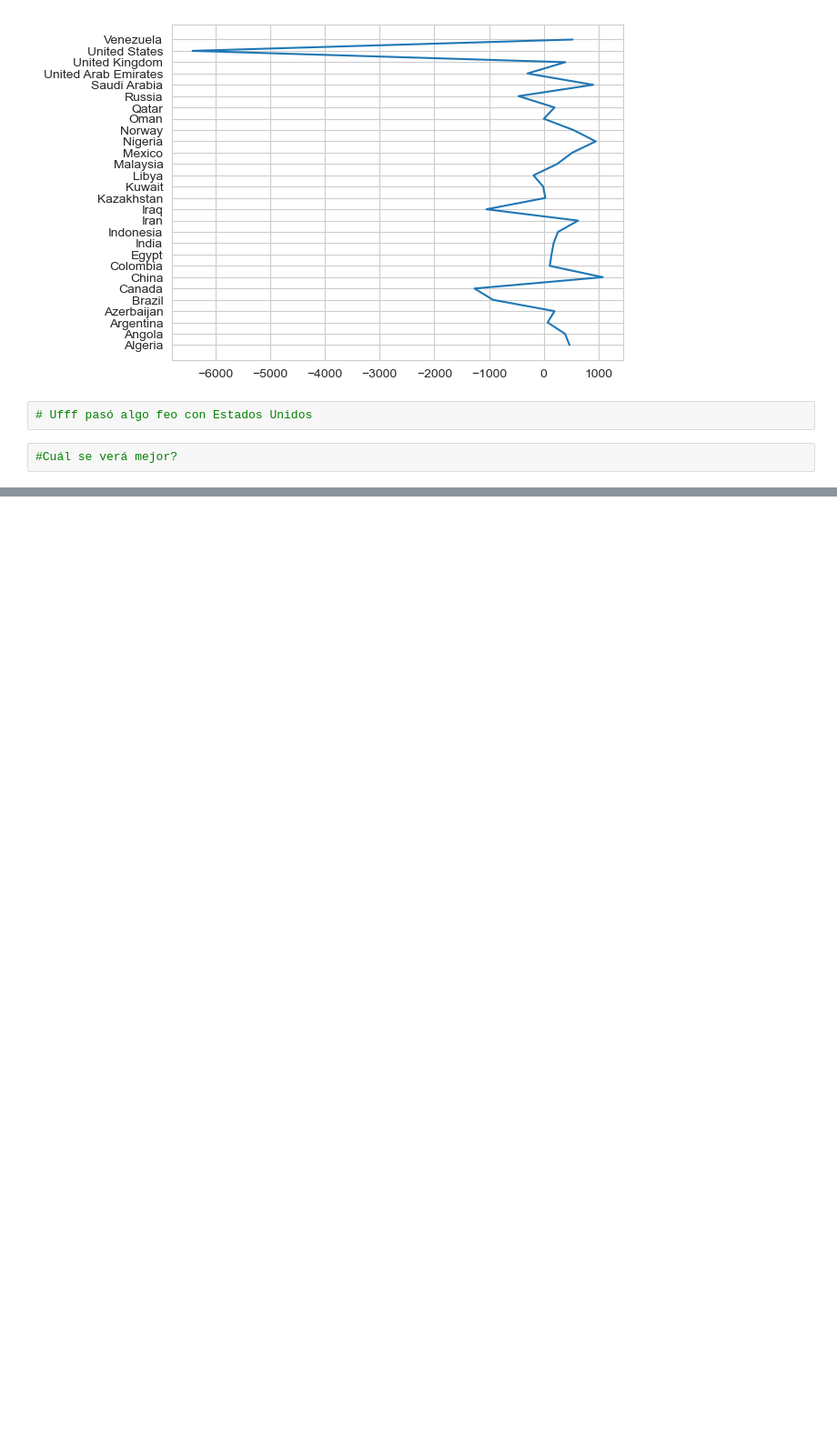
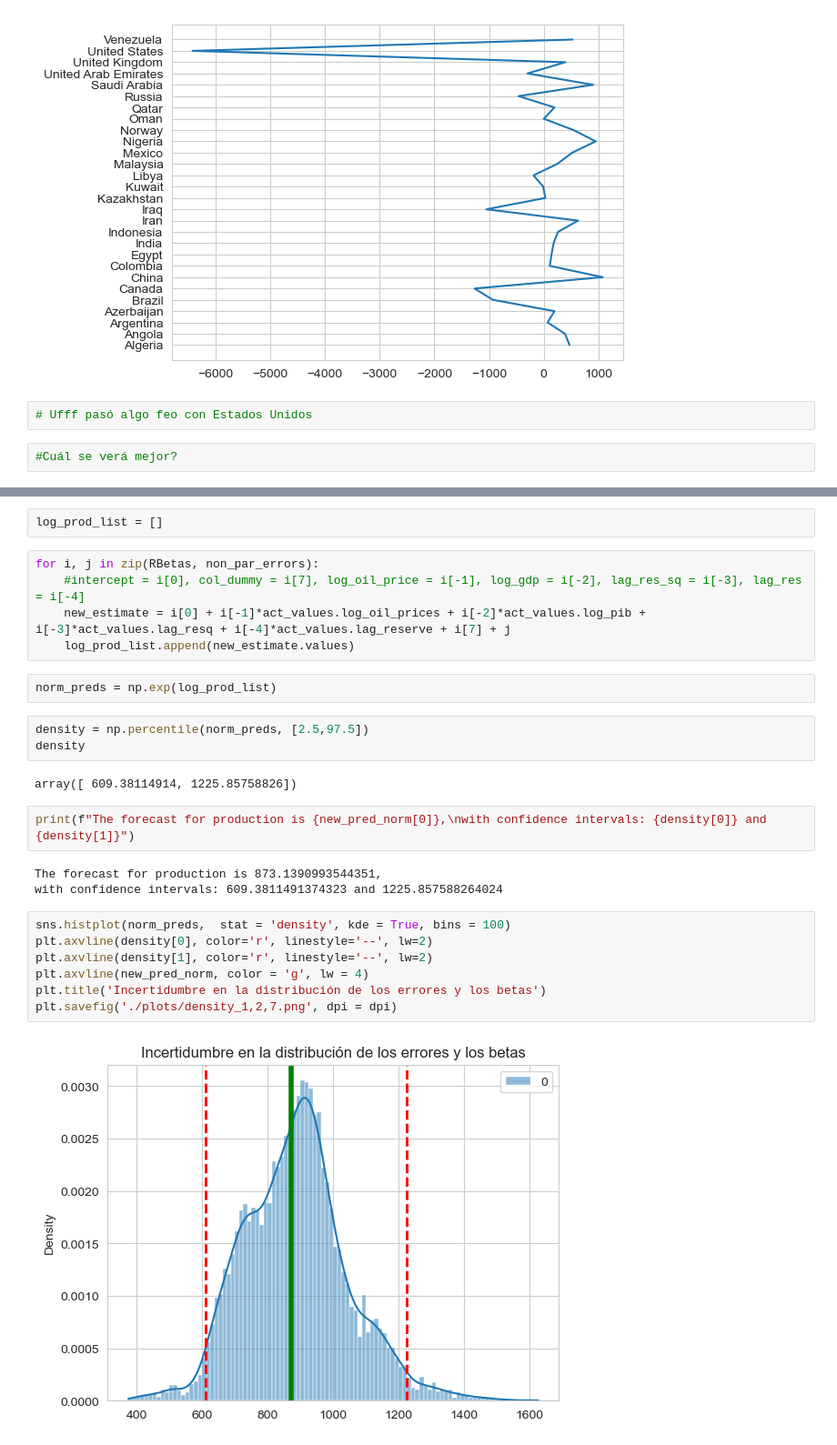
Before and after one commit to remg1997/time_series, a Jupyter notebook: Taller1/Taller1.ipynb, the cells around one changed output, grey strips where cells are left out. Shown at 91% size. Saved outputs shown, nothing was run; the diff lists cells and outputs as text; blank space fills up the shorter version.

```diff
--- a/Taller1/Taller1.ipynb
+++ b/Taller1/Taller1.ipynb
@@ -250,0 +471,28 @@ plt.plot(errors, results['pais'])
+# %%
+log_prod_list = []
+# %%
+for i, j in zip(RBetas, non_par_errors):
+    #intercept = i[0], col_dummy = i[7], log_oil_price = i[-1], log_gdp = i[-2], lag_res_sq = i[-3], lag_res = i[-4]
+    new_estimate = i[0] + i[-1]*act_values.log_oil_prices + i[-2]*act_values.log_pib + i[-3]*act_values.lag_resq + i[-4]*act_values.lag_reserve + i[7] + j
+    log_prod_list.append(new_estimate.values)
+# %%
+norm_preds = np.exp(log_prod_list)
+# %%
+density = np.percentile(norm_preds, [2.5,97.5])
+density
+# %% [output]
+array([ 609.38114914, 1225.85758826])
+# %%
+print(f"The forecast for production is {new_pred_norm[0]},\nwith confidence intervals: {density[0]} and {density[1]}")
+# %% [output]
+The forecast for production is 873.1390993544351,
+with confidence intervals: 609.3811491374323 and 1225.857588264024
+# %%
+sns.histplot(norm_preds,  stat = 'density', kde = True, bins = 100)
+plt.axvline(density[0], color='r', linestyle='--', lw=2)
+plt.axvline(density[1], color='r', linestyle='--', lw=2)
+plt.axvline(new_pred_norm, color = 'g', lw = 4)
+plt.title('Incertidumbre en la distribución de los errores y los betas')
+plt.savefig('./plots/density_1,2,7.png', dpi = dpi)
+# %% [output]
+[figure, added]
```
Also changed, not shown: parts of 50 cells of this notebook, 7 other files.
